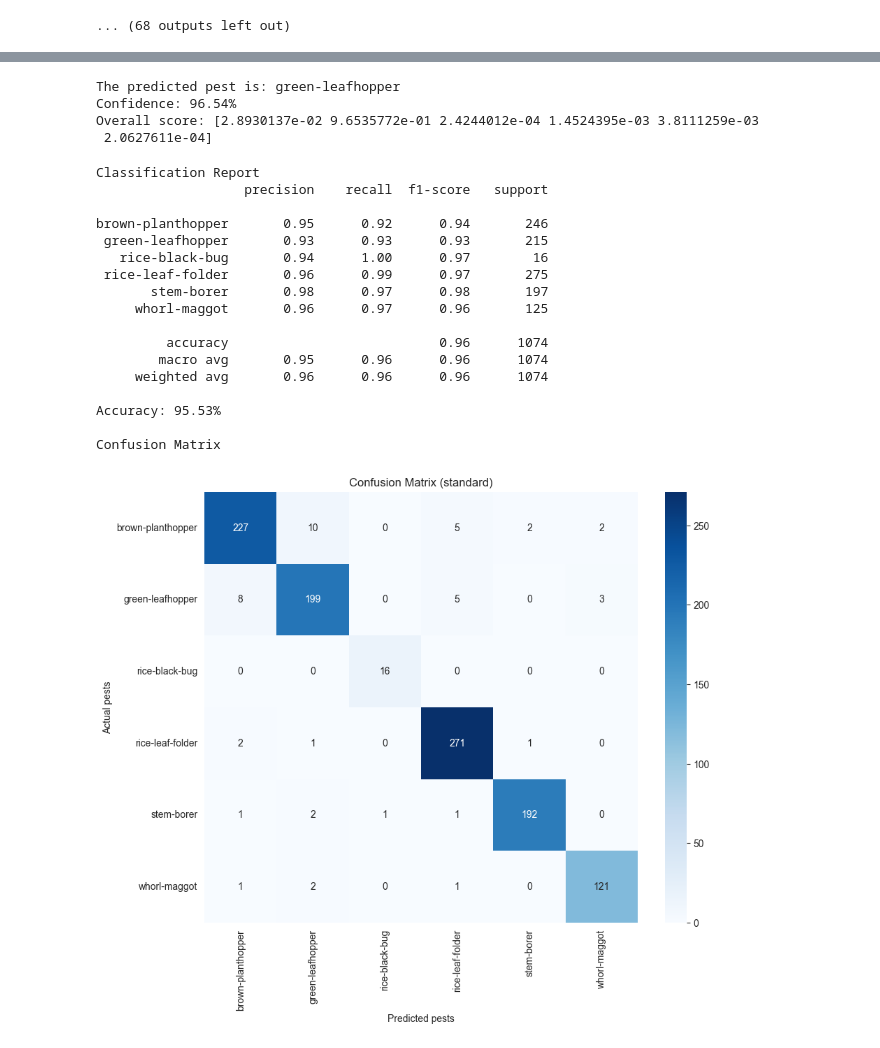
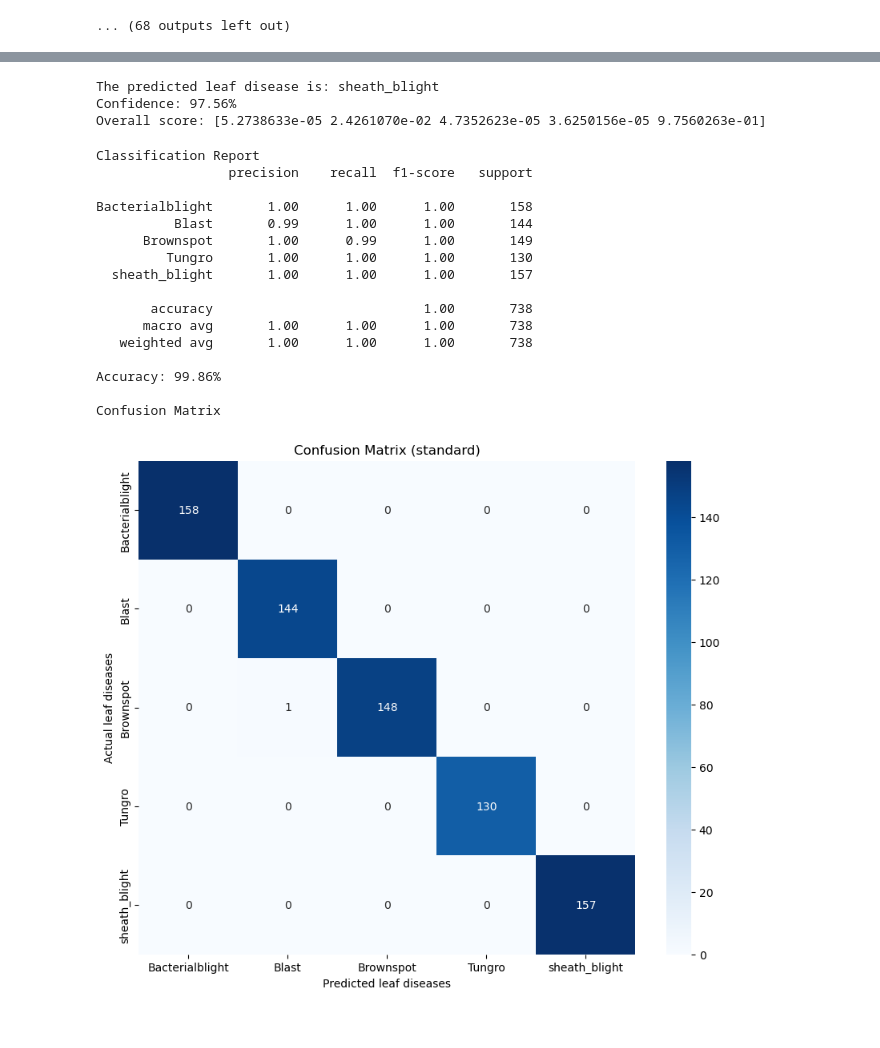
Before and after one commit to Toki001/thesis, a Jupyter notebook: Thesis_Torch-based.ipynb, the cells around one changed output, grey strips where cells are left out. Drawn from its saved outputs; the diff is of its cells as text; code cells hidden in the pictures.

Commit message:
with results

```diff
--- a/Thesis_Torch-based.ipynb
+++ b/Thesis_Torch-based.ipynb
@@ -757,8 +775,9 @@ classes = 5
 criterion = nn.CrossEntropyLoss()
 
 model = LeafDiseaseClassifierEfficientNetV2M(num_classes=classes).to(hardware)
-model_dir = '/Users/jameskierdoliguez/Desktop/models/MobileNetV2/MobileNetV2-m_rice_leaf_disease_classificationV2.pt'
-file_name = '/Users/jameskierdoliguez/Desktop/train_results/MobileNetV2/MobileNetV2-m_rice_leaf_disease_classificationV2.csv'
+
+model_dir = '/Users/jameskierdoliguez/Desktop/models/EfficientNetV2M/EfficientNetV2M-m_rice_leaf_disease_classificationV2.pt'
+file_name = '/Users/jameskierdoliguez/Desktop/train_results/EfficientNetV2M/EfficientNetV2M-m_rice_leaf_disease_classificationV2.csv'
 
 
 training_sessions = [
@@ -917,46 +936,44 @@ Confusion Matrix
 # %%
 import torchvision.models as models
 
 classes_names = train_set.classes
 if torch.cuda.is_available():
     hardware = torch.device("cuda")
 elif torch.backends.mps.is_available():
     hardware = torch.device("mps")
 else:
     hardware = torch.device("cpu")
 model_inference = LeafDiseaseClassifierEfficientNetV2M(num_classes=len(classes_names))
 model_inference.load_state_dict(torch.load(
-    '/Users/jameskierdoliguez/Desktop/models/EfficientNetV2M/EfficientNetV2M-m_rice_leaf_disease_classificationV1_nodecay.pt', map_location=hardware))
-image_path = 'datasets/val/brown-planthopper/7 (758).jpg'
-unrelated = 'unrelated_data/imagesz.jpg'
+    '/Users/jameskierdoliguez/Desktop/models/EfficientNetV2M/EfficientNetV2M-m_rice_leaf_disease_classificationV1.pt', map_location=hardware))
+image_path = '/Users/jameskierdoliguez/Downloads/archive-3/Rice_Leaf_Diease/Rice_Leaf_Diease/train/bacterial_leaf_blight/bacterial_leaf_blight660.jpg'
+unrelated = '/Users/jameskierdoliguez/Downloads/FELV-cat.jpg'
 
-leaf_disease, confidence_score, over_all_scores = predict_single_image(model=model_inference, image_path=unrelated, classes=classes_names, transform=validation_pipeline, device=hardware)
+leaf_disease, confidence_score, over_all_scores = predict_single_image(model=model_inference, image_path=image_path, classes=classes_names, transform=validation_pipeline, device=hardware)
 
 print(f"The predicted leaf disease is: {leaf_disease}")
 print(f"Confidence: {confidence_score * 100:.2f}%")
 print(f"Overall score: {over_all_scores}")
 
 true, pred = eval_metrics(model_inference, test_loader, classes_names, hardware)
 # %% [output]
-The predicted pest is: green-leafhopper
-Confidence: 96.54%
-Overall score: [2.8930137e-02 9.6535772e-01 2.4244012e-04 1.4524395e-03 3.8111259e-03
- 2.0627611e-04]
+The predicted leaf disease is: sheath_blight
+Confidence: 97.56%
+Overall score: [5.2738633e-05 2.4261070e-02 4.7352623e-05 3.6250156e-05 9.7560263e-01]
 Classification Report
-                   precision    recall  f1-score   support
+                 precision    recall  f1-score   support
 
-brown-planthopper       0.95      0.92      0.94       246
- green-leafhopper       0.93      0.93      0.93       215
-   rice-black-bug       0.94      1.00      0.97        16
- rice-leaf-folder       0.96      0.99      0.97       275
-       stem-borer       0.98      0.97      0.98       197
-     whorl-maggot       0.96      0.97      0.96       125
+Bacterialblight       1.00      1.00      1.00       158
+          Blast       0.99      1.00      1.00       144
+      Brownspot       1.00      0.99      1.00       149
+         Tungro       1.00      1.00      1.00       130
+  sheath_blight       1.00      1.00      1.00       157
 
-         accuracy                           0.96      1074
-        macro avg       0.95      0.96      0.96      1074
-     weighted avg       0.96      0.96      0.96      1074
+       accuracy                           1.00       738
+      macro avg       1.00      1.00      1.00       738
+   weighted avg       1.00      1.00      1.00       738
 
-Accuracy: 95.53%
+Accuracy: 99.86%
 
 Confusion Matrix
-[figure, old version]
+[figure, new version]
```
Also changed, not shown: parts of 3 cells of this notebook.
